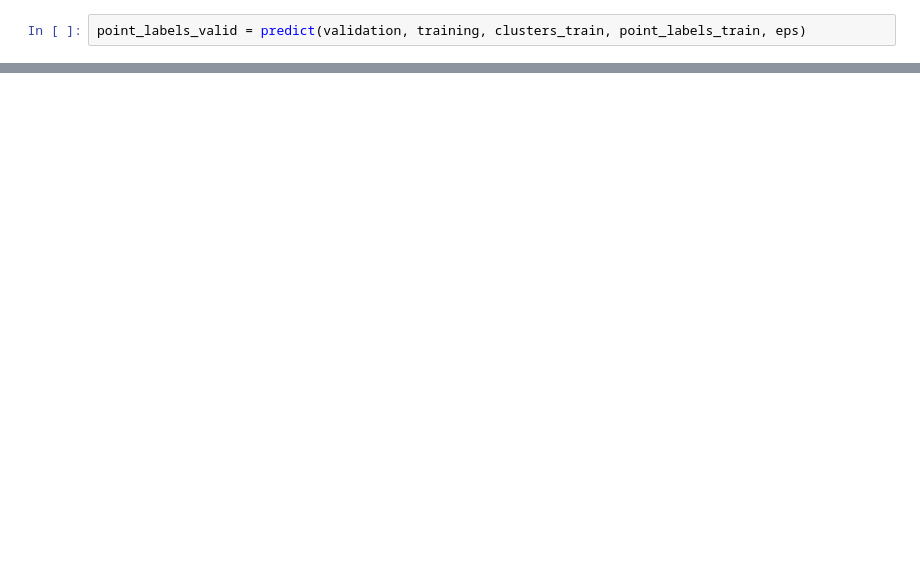
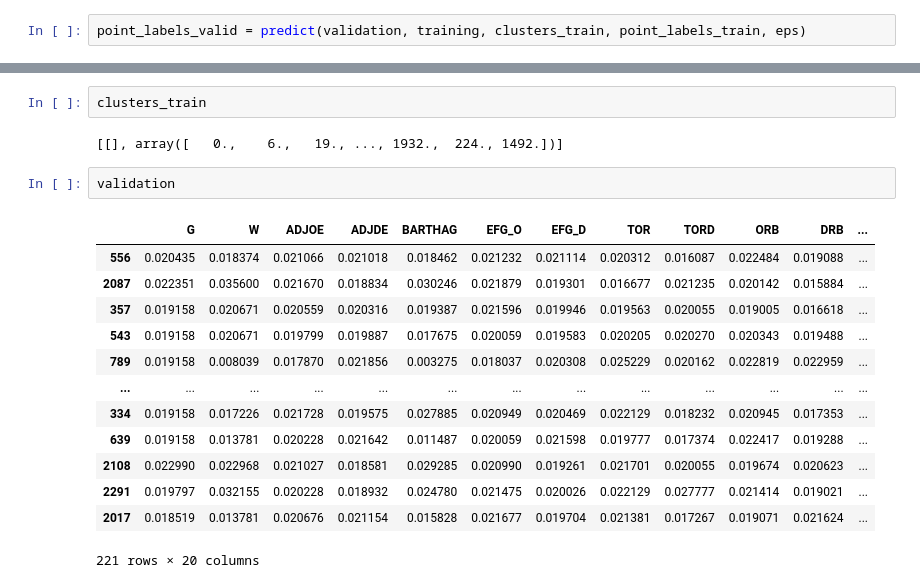
Before and after one commit to ianloron00/MachineLearning, a Jupyter notebook: P1/DBSCAN.ipynb, the cells around one changed output, grey strips where cells are left out. Cells and saved outputs as stored; diff of their text form; blank space fills up the shorter version.

```diff
--- a/P1/DBSCAN.ipynb
+++ b/P1/DBSCAN.ipynb
@@ -260,0 +315,20 @@ Coef. Silhueta:
+# %%
+clusters_train
+# %% [output]
+[[], array([   0.,    6.,   19., ..., 1932.,  224., 1492.])]
+# %%
+validation
+# %% [output]
+|  | G | W | ADJOE | ADJDE | BARTHAG | EFG_O | EFG_D | TOR | TORD | ORB | DRB | ... |
+| 556 | 0.020435 | 0.018374 | 0.021066 | 0.021018 | 0.018462 | 0.021232 | 0.021114 | 0.020312 | 0.016087 | 0.022484 | 0.019088 | ... |
+| 2087 | 0.022351 | 0.035600 | 0.021670 | 0.018834 | 0.030246 | 0.021879 | 0.019301 | 0.016677 | 0.021235 | 0.020142 | 0.015884 | ... |
+| 357 | 0.019158 | 0.020671 | 0.020559 | 0.020316 | 0.019387 | 0.021596 | 0.019946 | 0.019563 | 0.020055 | 0.019005 | 0.016618 | ... |
+| 543 | 0.019158 | 0.020671 | 0.019799 | 0.019887 | 0.017675 | 0.020059 | 0.019583 | 0.020205 | 0.020270 | 0.020343 | 0.019488 | ... |
+| 789 | 0.019158 | 0.008039 | 0.017870 | 0.021856 | 0.003275 | 0.018037 | 0.020308 | 0.025229 | 0.020162 | 0.022819 | 0.022959 | ... |
+| ... | ... | ... | ... | ... | ... | ... | ... | ... | ... | ... | ... | ... |
+| 334 | 0.019158 | 0.017226 | 0.021728 | 0.019575 | 0.027885 | 0.020949 | 0.020469 | 0.022129 | 0.018232 | 0.020945 | 0.017353 | ... |
+| 639 | 0.019158 | 0.013781 | 0.020228 | 0.021642 | 0.011487 | 0.020059 | 0.021598 | 0.019777 | 0.017374 | 0.022417 | 0.019288 | ... |
+| 2108 | 0.022990 | 0.022968 | 0.021027 | 0.018581 | 0.029285 | 0.020990 | 0.019261 | 0.021701 | 0.020055 | 0.019674 | 0.020623 | ... |
+| 2291 | 0.019797 | 0.032155 | 0.020228 | 0.018932 | 0.024780 | 0.021475 | 0.020026 | 0.022129 | 0.027777 | 0.021414 | 0.019021 | ... |
+| 2017 | 0.018519 | 0.013781 | 0.020676 | 0.021154 | 0.015828 | 0.021677 | 0.019704 | 0.021381 | 0.017267 | 0.019071 | 0.021624 | ... |
+221 rows × 20 columns
```
Also changed, not shown: parts of 9 cells of this notebook.
